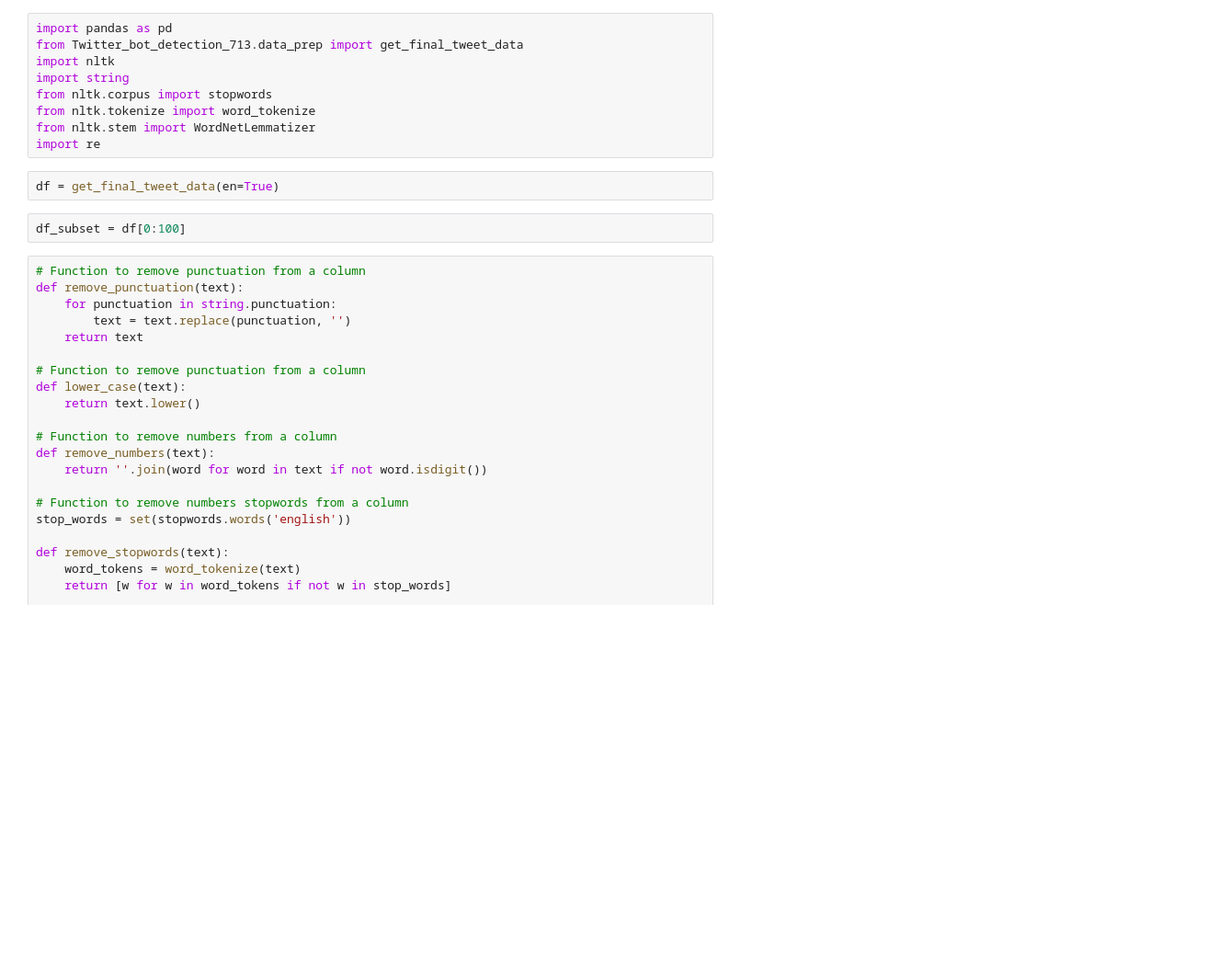
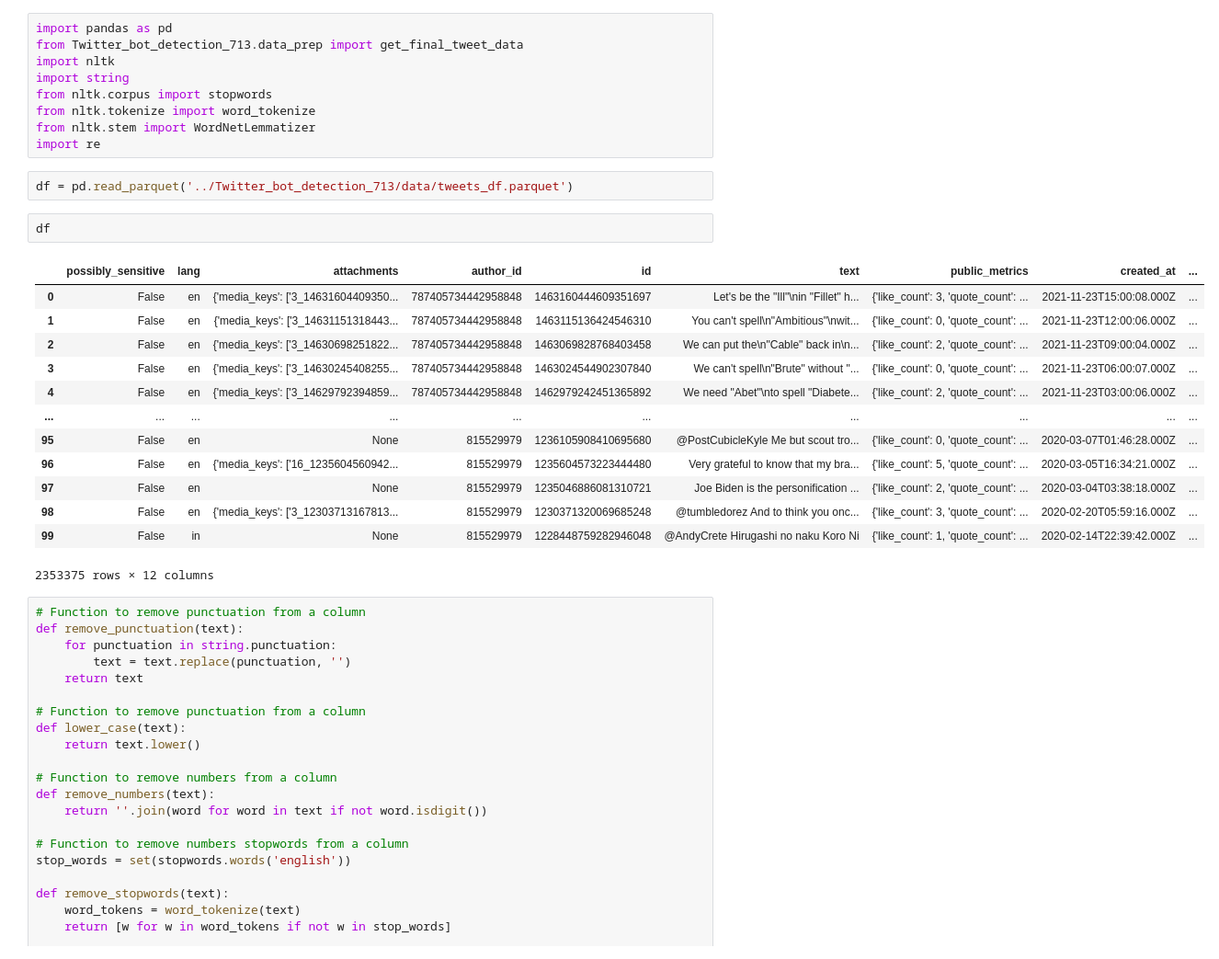
Before and after one commit to famagal/Twitter_bot_detection_713, a Jupyter notebook: notebooks/Untitled.ipynb, the cells around one changed output. Shown at 92% size. Cells and saved outputs as stored; diff of their text form; blank space fills up the shorter version.

```diff
--- a/notebooks/Untitled.ipynb
+++ b/notebooks/Untitled.ipynb
@@ -8,9 +8,23 @@ from nltk.tokenize import word_tokenize
 from nltk.stem import WordNetLemmatizer
 import re
 # %%
-df = get_final_tweet_data(en=True)
+df = pd.read_parquet('../Twitter_bot_detection_713/data/tweets_df.parquet')
 # %%
-df_subset = df[0:100]
+df
+# %% [output]
+|  | possibly_sensitive | lang | attachments | author_id | id | text | public_metrics | created_at | ... |
+| 0 | False | en | {'media_keys': ['3_14631604409350... | 787405734442958848 | 1463160444609351697 | Let's be the "Ill"\nin "Fillet" h... | {'like_count': 3, 'quote_count': ... | 2021-11-23T15:00:08.000Z | ... |
+| 1 | False | en | {'media_keys': ['3_14631151318443... | 787405734442958848 | 1463115136424546310 | You can't spell\n"Ambitious"\nwit... | {'like_count': 0, 'quote_count': ... | 2021-11-23T12:00:06.000Z | ... |
+| 2 | False | en | {'media_keys': ['3_14630698251822... | 787405734442958848 | 1463069828768403458 | We can put the\n"Cable" back in\n... | {'like_count': 2, 'quote_count': ... | 2021-11-23T09:00:04.000Z | ... |
+| 3 | False | en | {'media_keys': ['3_14630245408255... | 787405734442958848 | 1463024544902307840 | We can't spell\n"Brute" without "... | {'like_count': 0, 'quote_count': ... | 2021-11-23T06:00:07.000Z | ... |
+| 4 | False | en | {'media_keys': ['3_14629792394859... | 787405734442958848 | 1462979242451365892 | We need "Abet"\nto spell "Diabete... | {'like_count': 2, 'quote_count': ... | 2021-11-23T03:00:06.000Z | ... |
+| ... | ... | ... | ... | ... | ... | ... | ... | ... | ... |
+| 95 | False | en | None | 815529979 | 1236105908410695680 | @PostCubicleKyle Me but scout tro... | {'like_count': 0, 'quote_count': ... | 2020-03-07T01:46:28.000Z | ... |
+| 96 | False | en | {'media_keys': ['16_1235604560942... | 815529979 | 1235604573223444480 | Very grateful to know that my bra... | {'like_count': 5, 'quote_count': ... | 2020-03-05T16:34:21.000Z | ... |
+| 97 | False | en | None | 815529979 | 1235046886081310721 | Joe Biden is the personification ... | {'like_count': 2, 'quote_count': ... | 2020-03-04T03:38:18.000Z | ... |
+| 98 | False | en | {'media_keys': ['3_12303713167813... | 815529979 | 1230371320069685248 | @tumbledorez And to think you onc... | {'like_count': 3, 'quote_count': ... | 2020-02-20T05:59:16.000Z | ... |
+| 99 | False | in | None | 815529979 | 1228448759282946048 | @AndyCrete Hirugashi no naku Koro Ni | {'like_count': 1, 'quote_count': ... | 2020-02-14T22:39:42.000Z | ... |
+2353375 rows × 12 columns
 # %%
 # Function to remove punctuation from a column
 def remove_punctuation(text):
```
Also changed, not shown: 1 other file.
